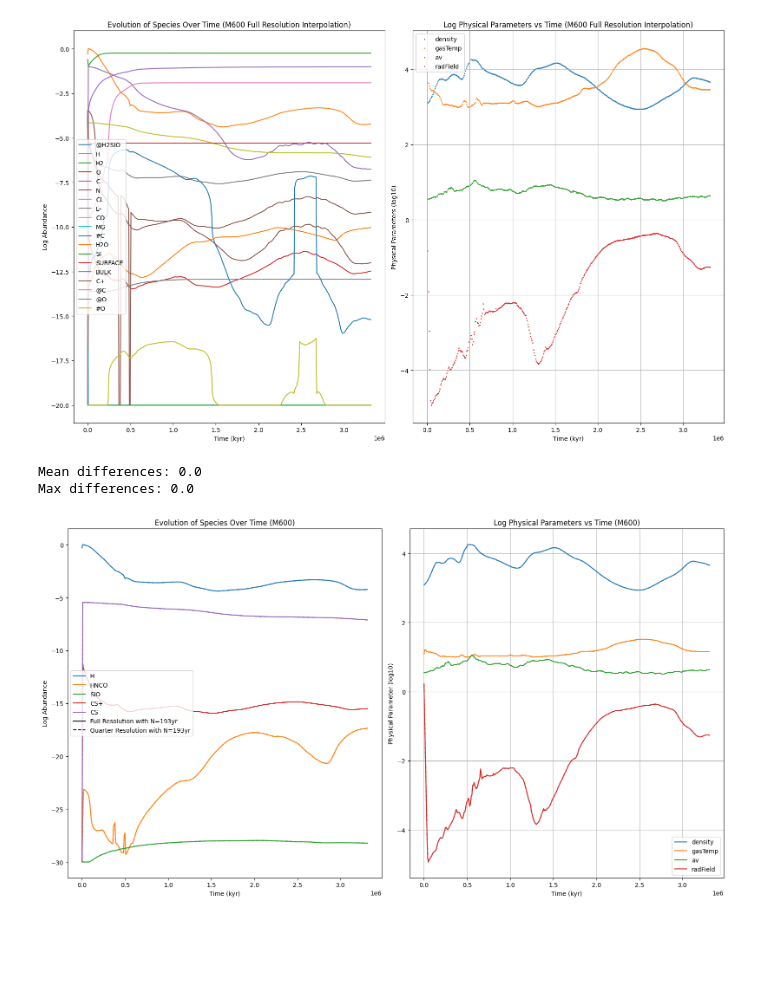
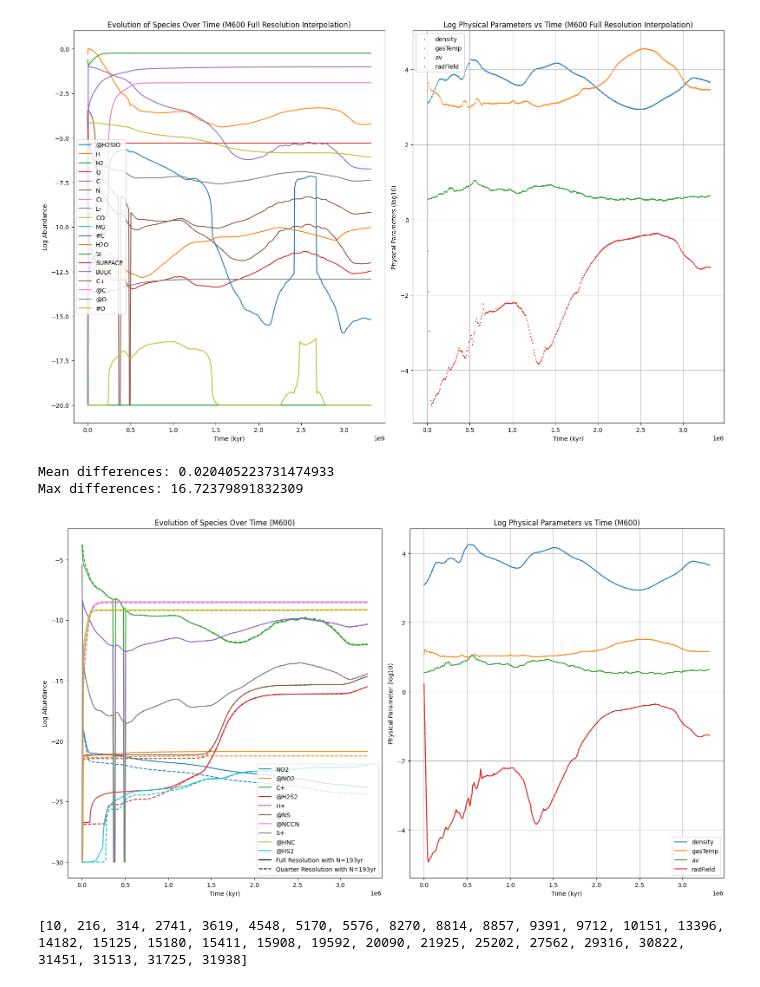
Before and after one commit to Cortega13/UCLCHEM_Evolving_Physics, a Jupyter notebook: benchmarks/turbulence_uclchem/Analysis.ipynb, the cells around one changed output. Drawn from its saved outputs; the diff is of its cells as text; code cells hidden in the pictures; blank space fills up the shorter version.

```diff
--- a/benchmarks/turbulence_uclchem/Analysis.ipynb
+++ b/benchmarks/turbulence_uclchem/Analysis.ipynb
@@ -57,7 +57,7 @@ def compare_log10_differences(df1, df2):
 
     return col_diffs, diffs
 # %%
-df1 = pd.read_csv('data/chemistry_tracers_csv/M600_1_1_Tracer_10_9.csv')
+df1 = pd.read_csv('data/reactions_information/M600_1_1_Tracer_10_9.csv')
 df2 = pd.read_csv('data/chemistry_tracers_csv/M600_1_1_Tracer_10.csv')
 
 fig, (ax1, ax2) = plt.subplots(1, 2, figsize=(16, 9))
@@ -67,7 +67,7 @@ colors = plt.cm.tab10.colors
 col_diffs, diffs = compare_log10_differences(df1, df2)
 print(f"Mean differences: {diffs.mean().mean()}")
 print(f"Max differences: {diffs.max().max()}")
-species_of_interest = col_diffs[:5].index
+species_of_interest = col_diffs[:10].index
 
 for i, species in enumerate(species_of_interest):
     color = colors[i % len(colors)]
@@ -77,36 +77,36 @@ for i, species in enumerate(species_of_interest):
     log_abundance2 = np.maximum(log_abundance2, -30)
 
     ax1.plot(df1['time'], log_abundance1, label=f"{species}", color=color)
     ax1.plot(df2['time'], log_abundance2, color=color, linestyle='--')
 
 ax1.plot([], [], color='black', label='Full Resolution with N=193yr')
 ax1.plot([], [], linestyle='--', color='black', label='Quarter Resolution with N=193yr')
 #ax1.set_ylim(-30, -25)
 ax1.set_xlabel('Time (kyr)')
 ax1.set_ylabel('Log Abundance')
 ax1.set_title('Evolution of Species Over Time (M600)')
 ax1.legend()
 
 for i, param in enumerate(physical_params):
     color = colors[i % len(colors)]
     p1 = pd.to_numeric(np.log10(df1[param]), errors='coerce')
     p2 = pd.to_numeric(np.log10(df2[param]), errors='coerce')
     ax2.plot(df1['time'], p1, label=f"{param}", color=color)
     ax2.plot(df2['time'], p2, color=color, linestyle='--')
 
 ax1.plot([], [], linestyle='--', color='black', label='Quarter Resolution')
 ax2.set_xlabel('Time (kyr)')
 ax2.set_ylabel('Physical Parameter (log10)')
 ax2.set_title('Log Physical Parameters vs Time (M600)')
 ax2.legend()
 ax2.grid(True)
 
 plt.tight_layout()
 plt.show()
 # %% [output]
-Mean differences: 0.0
-Max differences: 0.0
+Mean differences: 0.020405223731474933
+Max differences: 16.72379891832309
-[figure, old version]
+[figure, new version]
 # %%
 x = os.listdir('data/chemistry_tracers_csv/')
 y = []
@@ -115,4 +115,5 @@ for file in x:
 
 indices = list(sorted(set(y)))
 print(indices)
-indices = 10
+# %% [output]
+[10, 216, 314, 2741, 3619, 4548, 5170, 5576, 8270, 8814, 8857, 9391, 9712, 10151, 13396, 14182, 15125, 15180, 15411, 15908, 19592, 20090, 21925, 25202, 27562, 29316, 30822, 31451, 31513, 31725, 31938]
```
Also changed, not shown: parts of 1 cell of this notebook, 16 other files.
